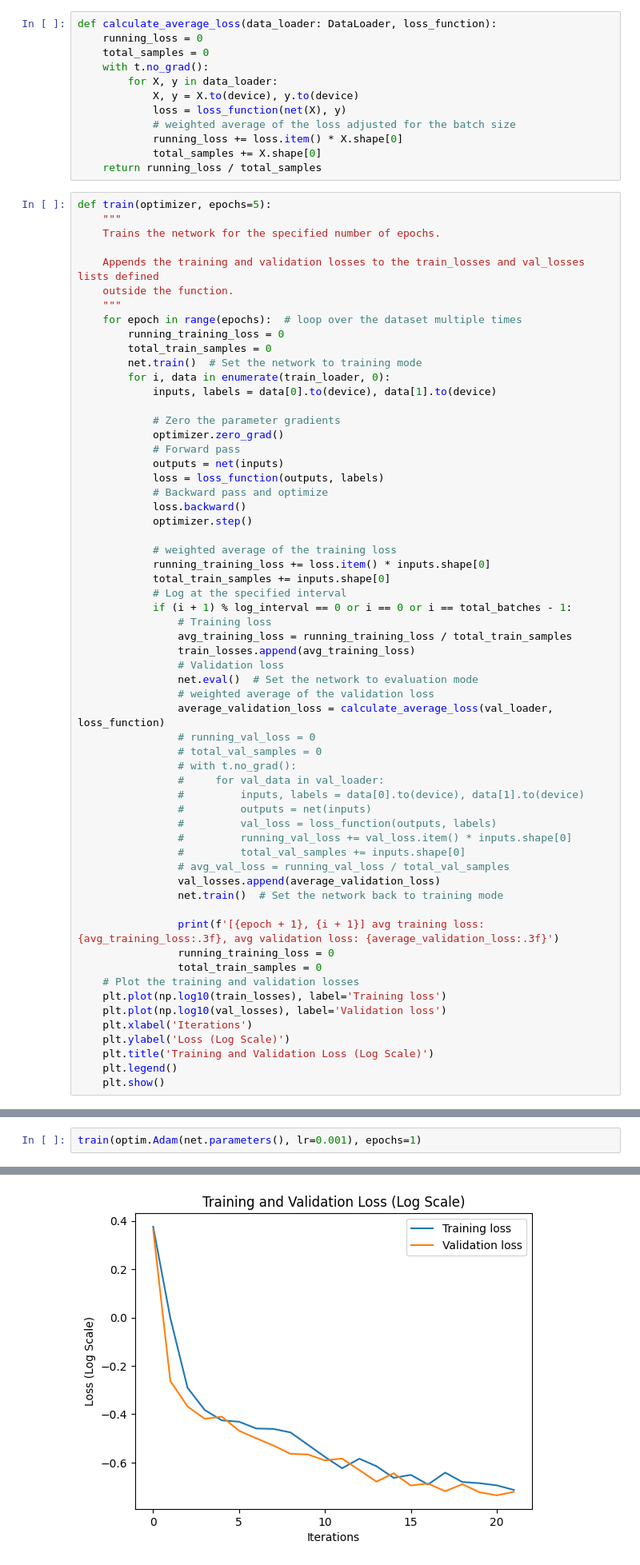
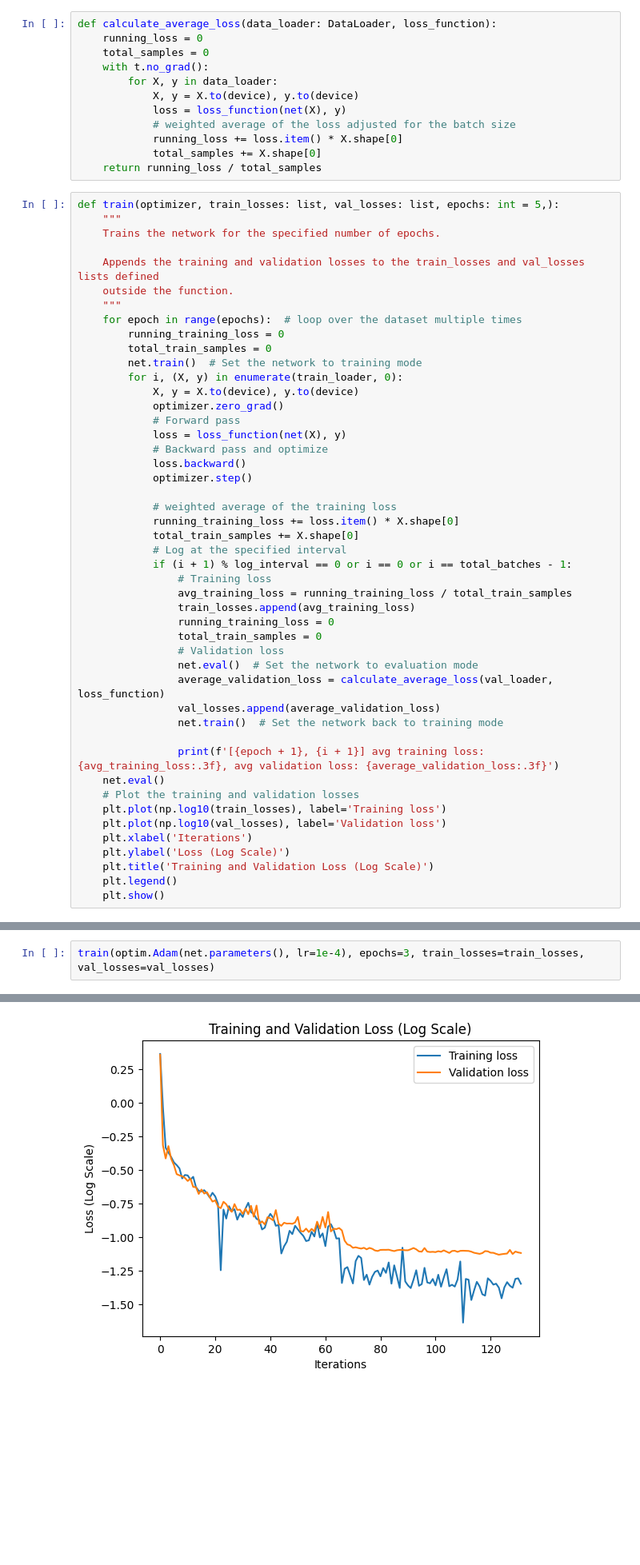
Before and after one commit to shane-kercheval/pytorch-template, a Jupyter notebook: source/notebooks/mnist_fully_connected_multilayer_perceptron.ipynb, the cells around one changed output, grey strips where cells are left out. Shown at 80% size. Drawn from its saved outputs; the diff is of its cells as text; blank space fills up the shorter version.

```diff
--- a/source/notebooks/mnist_fully_connected_multilayer_perceptron.ipynb
+++ b/source/notebooks/mnist_fully_connected_multilayer_perceptron.ipynb
@@ -145,7 +142,7 @@ def calculate_average_loss(data_loader: DataLoader, loss_function):
             total_samples += X.shape[0]
     return running_loss / total_samples
 # %%
-def train(optimizer, epochs=5):
+def train(optimizer, train_losses: list, val_losses: list, epochs: int = 5,):
     """
     Trains the network for the specified number of epochs.
 
@@ -156,46 +153,33 @@ def train(optimizer, epochs=5):
         running_training_loss = 0
         total_train_samples = 0
         net.train()  # Set the network to training mode
-        for i, data in enumerate(train_loader, 0):
-            inputs, labels = data[0].to(device), data[1].to(device)
-
-            # Zero the parameter gradients
+        for i, (X, y) in enumerate(train_loader, 0):
+            X, y = X.to(device), y.to(device)
             optimizer.zero_grad()
             # Forward pass
-            outputs = net(inputs)
-            loss = loss_function(outputs, labels)
+            loss = loss_function(net(X), y)
             # Backward pass and optimize
             loss.backward()
             optimizer.step()
 
             # weighted average of the training loss
-            running_training_loss += loss.item() * inputs.shape[0]
-            total_train_samples += inputs.shape[0]
+            running_training_loss += loss.item() * X.shape[0]
+            total_train_samples += X.shape[0]
             # Log at the specified interval
             if (i + 1) % log_interval == 0 or i == 0 or i == total_batches - 1:
                 # Training loss
                 avg_training_loss = running_training_loss / total_train_samples
                 train_losses.append(avg_training_loss)
+                running_training_loss = 0
+                total_train_samples = 0
                 # Validation loss
                 net.eval()  # Set the network to evaluation mode
-                # weighted average of the validation loss
                 average_validation_loss = calculate_average_loss(val_loader, loss_function)
-                # running_val_loss = 0
-                # total_val_samples = 0
-                # with t.no_grad():
-                #     for val_data in val_loader:
-                #         inputs, labels = data[0].to(device), data[1].to(device)
-                #         outputs = net(inputs)
-                #         val_loss = loss_function(outputs, labels)
-                #         running_val_loss += val_loss.item() * inputs.shape[0]
-                #         total_val_samples += inputs.shape[0]
-                # avg_val_loss = running_val_loss / total_val_samples
                 val_losses.append(average_validation_loss)
                 net.train()  # Set the network back to training mode
 
                 print(f'[{epoch + 1}, {i + 1}] avg training loss: {avg_training_loss:.3f}, avg validation loss: {average_validation_loss:.3f}')
-                running_training_loss = 0
-                total_train_samples = 0
+    net.eval()
     # Plot the training and validation losses
     plt.plot(np.log10(train_losses), label='Training loss')
     plt.plot(np.log10(val_losses), label='Validation loss')
@@ -207,3 +219,3 @@ def train(optimizer, epochs=5):
 # %%
-train(optim.Adam(net.parameters(), lr=0.001), epochs=1)
+train(optim.Adam(net.parameters(), lr=1e-4), epochs=3, train_losses=train_losses, val_losses=val_losses)
 # %% [output]
@@ -227 +239 @@ train(optim.Adam(net.parameters(), lr=0.001), epochs=1)
-[figure, old version]
+[figure, new version]
```
Also changed, not shown: parts of 14 cells of this notebook.
